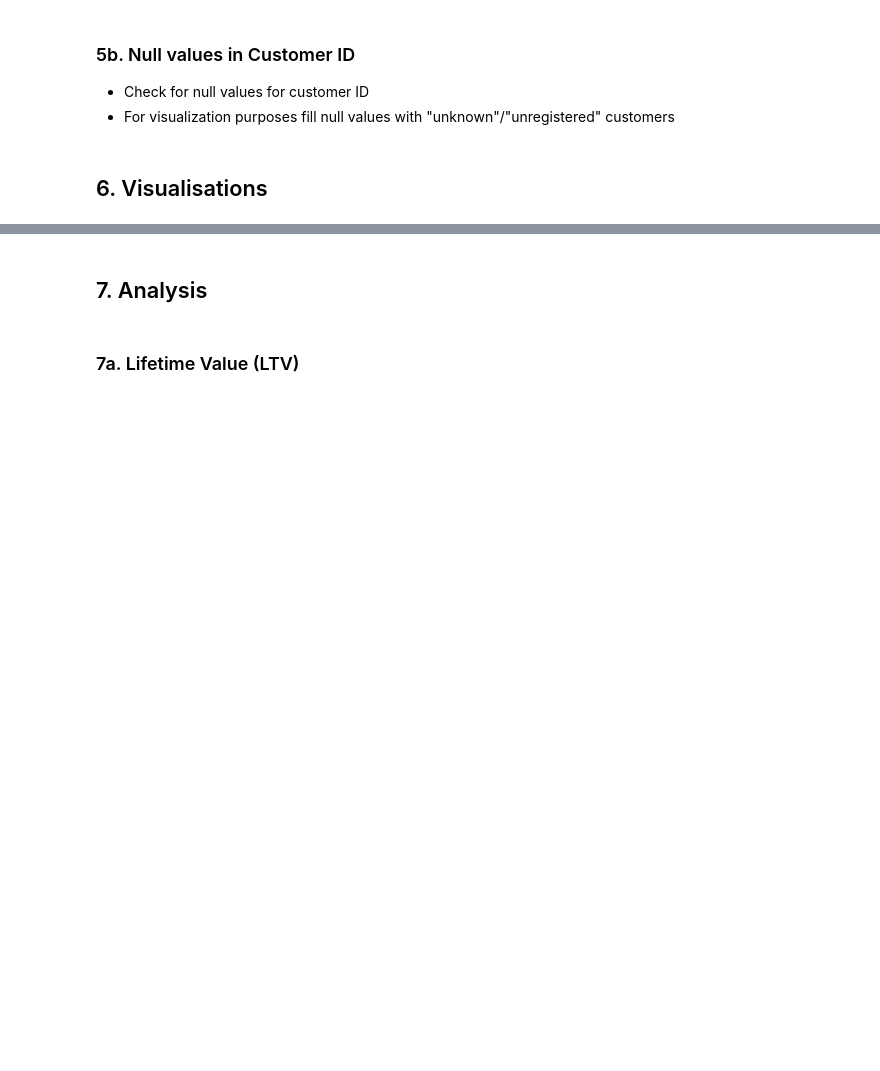
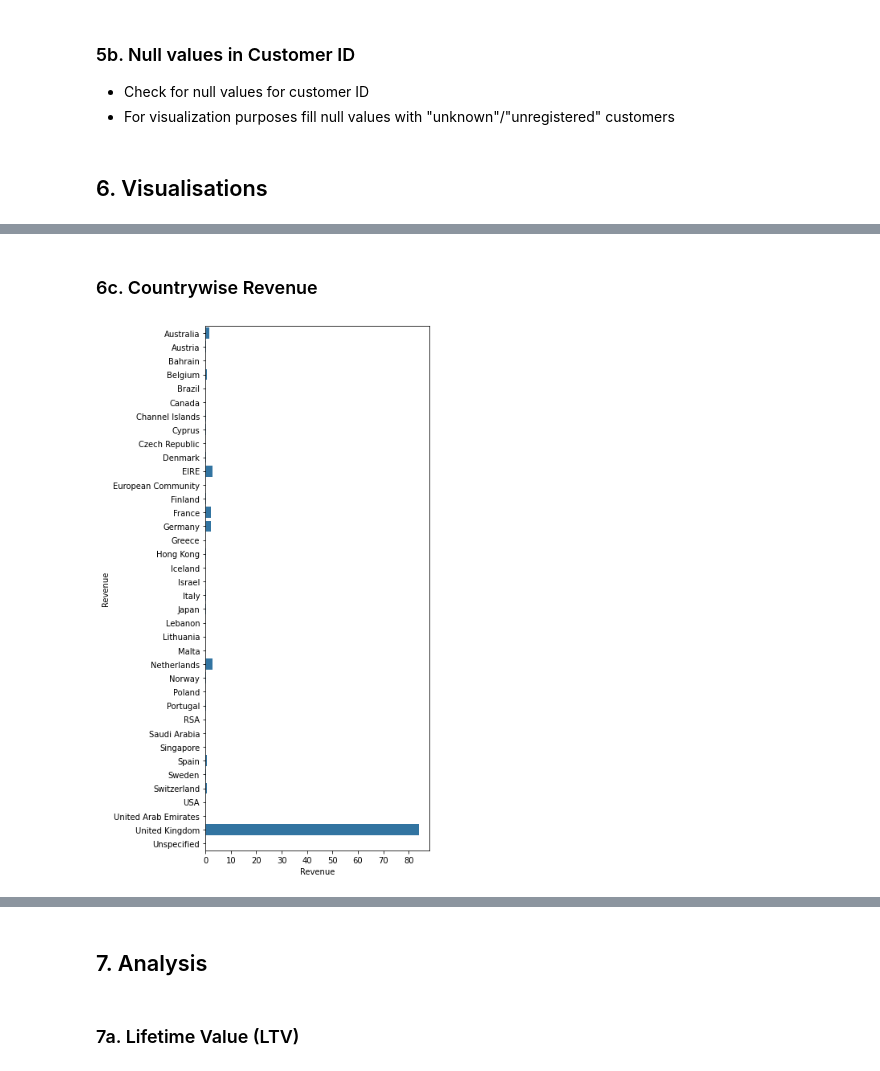
Before and after one commit to Prash1723/RetailAnalysisKgl, a Jupyter notebook: Online Product Analytics.ipynb, the cells around one changed output, grey strips where cells are left out. Cells and saved outputs as stored; diff of their text form; code cells hidden in the pictures; blank space fills up the shorter version.

```diff
--- a/Online Product Analytics.ipynb
+++ b/Online Product Analytics.ipynb
@@ -153,0 +155,13 @@ plt.show()
+# %% [markdown]
+### 6c. Countrywise Revenue
+# %%
+plt.figure(figsize=[5,12])
+sns.barplot(
+    data=(df.groupby('Country')[
+        'Revenue'].sum()*100/df['Revenue'].sum()).reset_index(),
+    y='Country', x='Revenue'
+)
+plt.ylabel('Revenue')
+plt.show()
+# %% [output]
+[figure, added]
```
Also changed, not shown: parts of 14 cells of this notebook.
